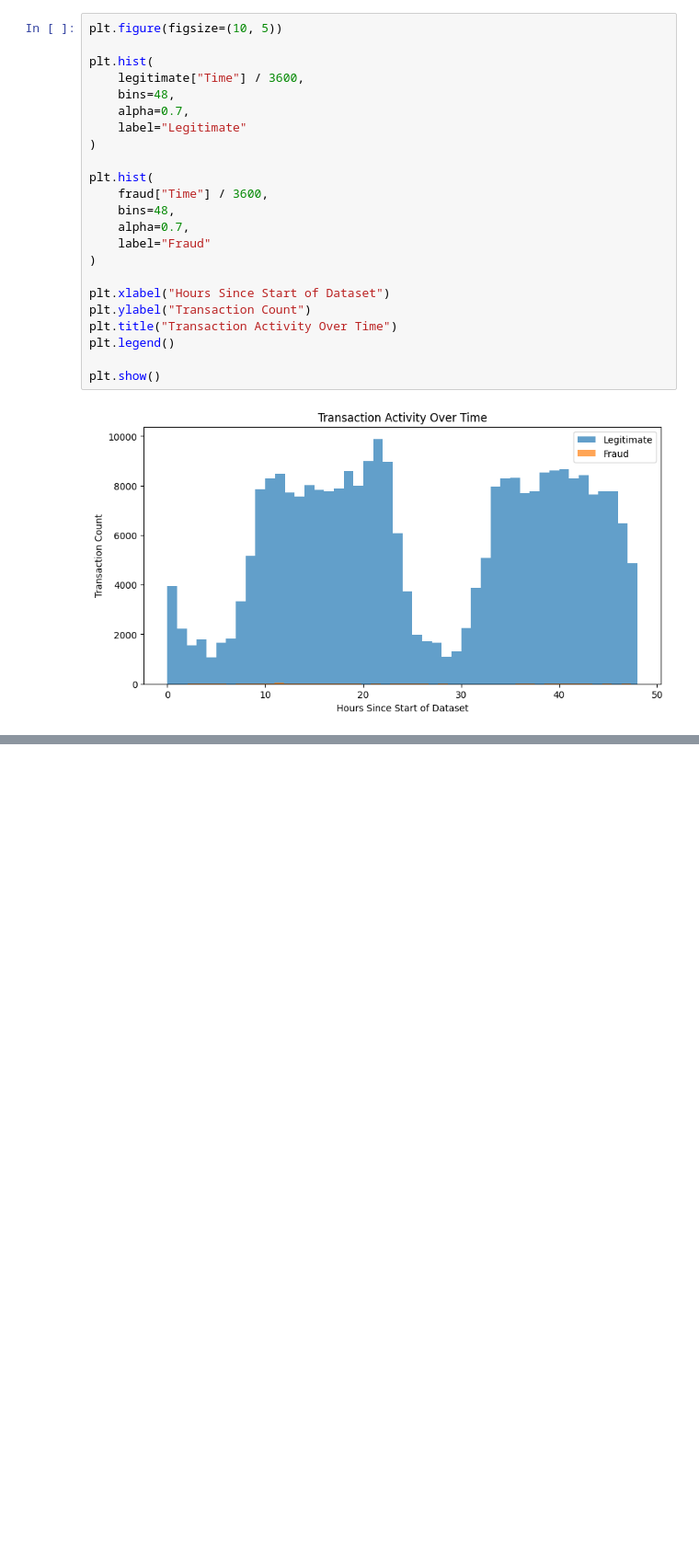
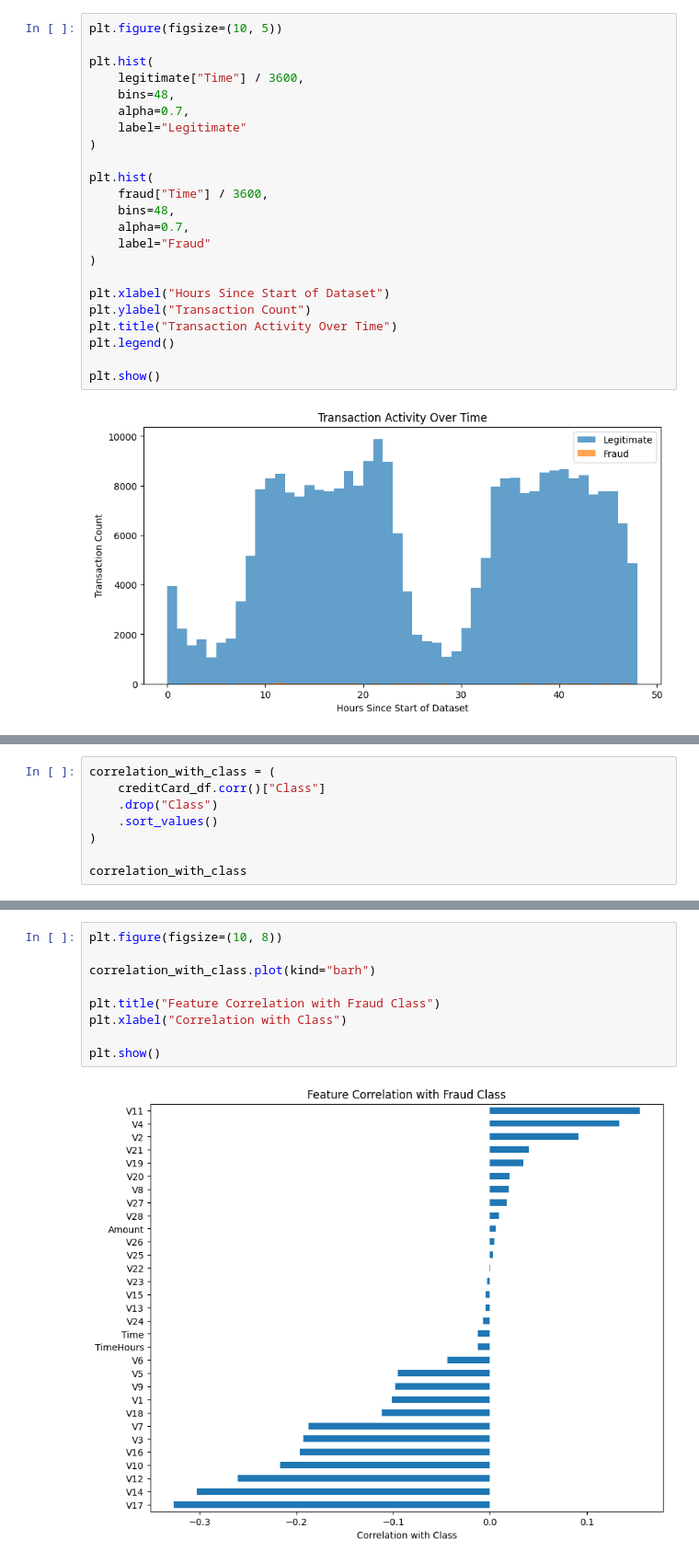
Before and after one commit to fahimshahariar1/transaction-fraud-detector, a Jupyter notebook: Transaction_Fraud_Detector.ipynb, the cells around one changed output, grey strips where cells are left out. Shown at 92% size. Cells and saved outputs as stored; diff of their text form; blank space fills up the shorter version.

```diff
--- a/Transaction_Fraud_Detector.ipynb
+++ b/Transaction_Fraud_Detector.ipynb
@@ -185,0 +309,8 @@ plt.show()
+# %%
+correlation_with_class = (
+    creditCard_df.corr()["Class"]
+    .drop("Class")
+    .sort_values()
+)
+
+correlation_with_class
@@ -185,0 +336,11 @@ plt.show()
+# %%
+plt.figure(figsize=(10, 8))
+
+correlation_with_class.plot(kind="barh")
+
+plt.title("Feature Correlation with Fraud Class")
+plt.xlabel("Correlation with Class")
+
+plt.show()
+# %% [output]
+[figure, added]
```
Also changed, not shown: parts of 25 cells of this notebook.
